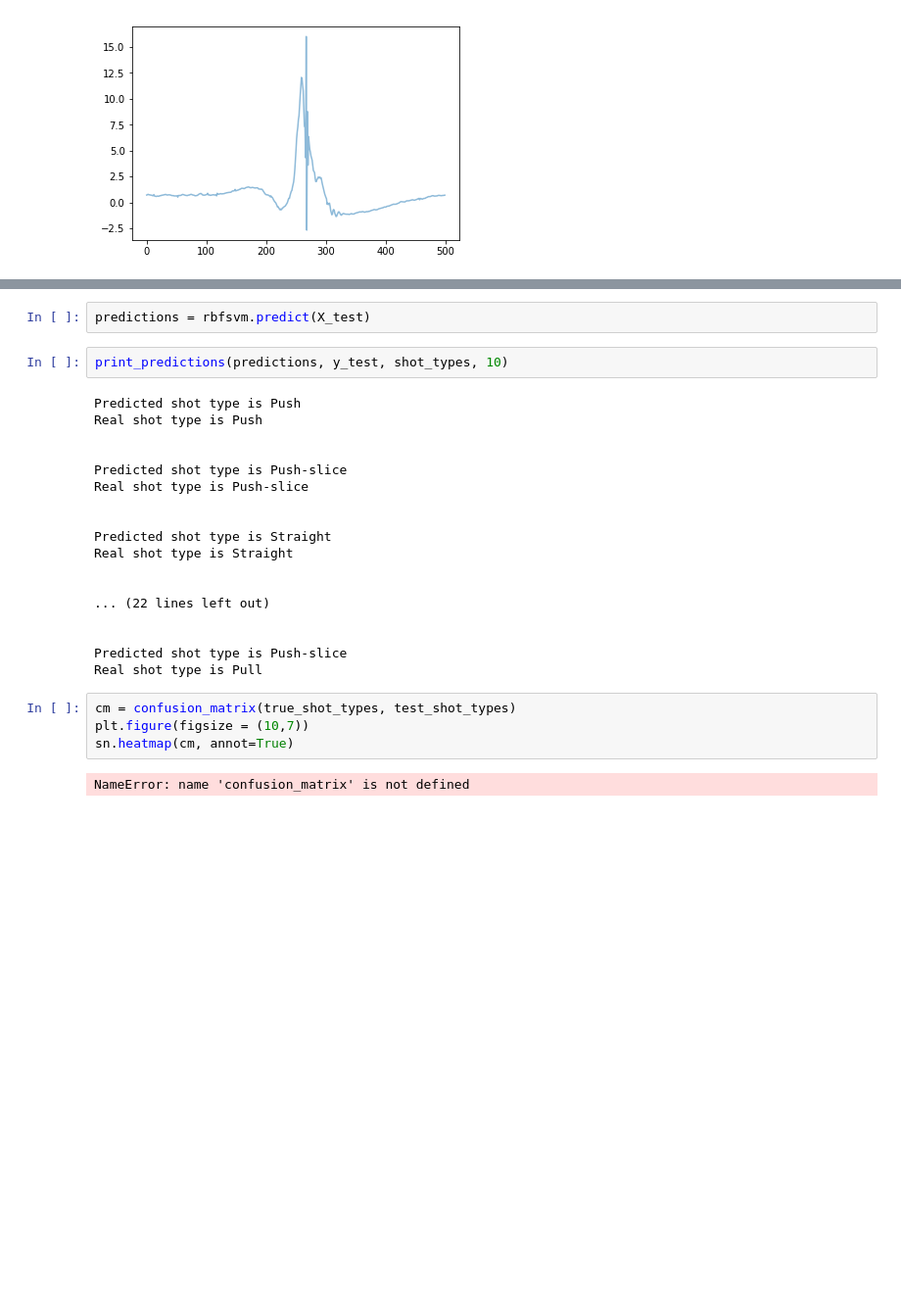
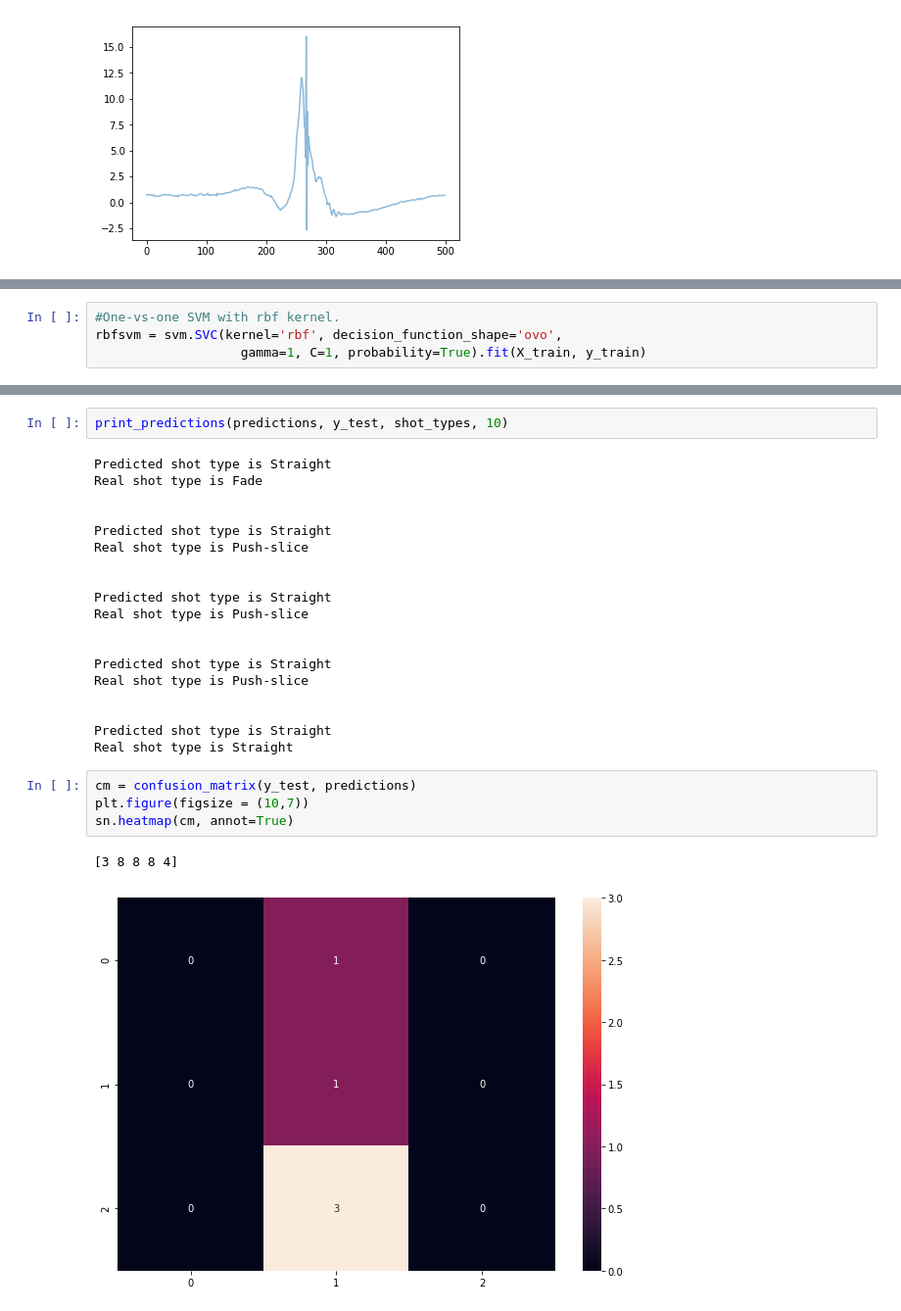
Before and after one commit to austinbeauch/swing_classifier, a Jupyter notebook: mcsvm_train.ipynb, the cells around one changed output, grey strips where cells are left out. Shown at 98% size. Cells and saved outputs as stored; diff of their text form; blank space fills up the shorter version.

Commit message:
Add confusion matrix

```diff
--- a/mcsvm_train.ipynb
+++ b/mcsvm_train.ipynb
@@ -102,3 +102,7 @@ y_test = np.argmax(test_classes, axis=1)
+# %%
+#One-vs-one SVM with rbf kernel.
+rbfsvm = svm.SVC(kernel='rbf', decision_function_shape='ovo',
+                   gamma=1, C=1, probability=True).fit(X_train, y_train)
 # %%
 def print_predictions(predictions, truth, labels, n=10):
     for i in range(len(predictions)):
@@ -118,28 +126,28 @@ def print_predictions(predictions, truth, labels, n=10):
-# %%
-predictions = rbfsvm.predict(X_test)
 # %%
 print_predictions(predictions, y_test, shot_types, 10)
 # %% [output]
-Predicted shot type is Push
-Real shot type is Push
+Predicted shot type is Straight
+Real shot type is Fade
 
 
-Predicted shot type is Push-slice
+Predicted shot type is Straight
+Real shot type is Push-slice
+
+
+Predicted shot type is Straight
+Real shot type is Push-slice
+
+
+Predicted shot type is Straight
 Real shot type is Push-slice
 
 
 Predicted shot type is Straight
 Real shot type is Straight
-
-
-... (22 lines left out)
-
-
-Predicted shot type is Push-slice
-Real shot type is Pull
 # %%
-cm = confusion_matrix(true_shot_types, test_shot_types)
+cm = confusion_matrix(y_test, predictions)
 plt.figure(figsize = (10,7))
 sn.heatmap(cm, annot=True)
 # %% [output]
-NameError: name 'confusion_matrix' is not defined
+[3 8 8 8 4]
+[figure, added]
```
Also changed, not shown: parts of 3 cells of this notebook, 5 other files.
